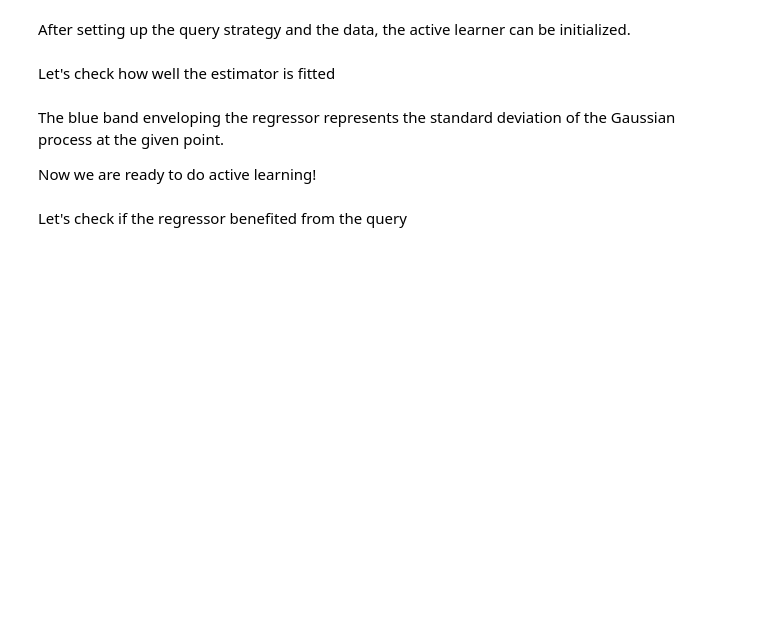
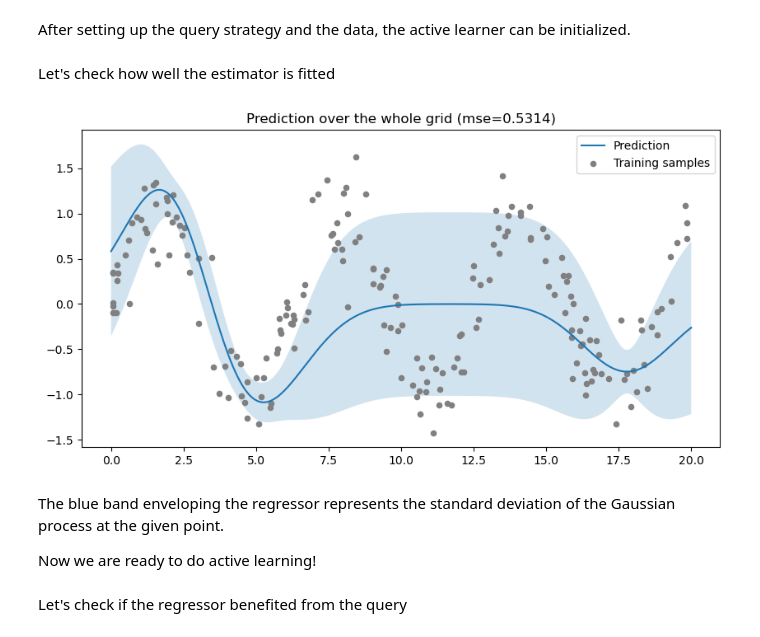
Before and after one commit to whyhardt/CourseOptimizingExperimentalDesign, a Jupyter notebook: tutorials/modAL_intro.ipynb, the cells around one changed output. Saved outputs shown, nothing was run; the diff lists cells and outputs as text; code cells hidden in the pictures; blank space fills up the shorter version.

```diff
--- a/tutorials/modAL_intro.ipynb
+++ b/tutorials/modAL_intro.ipynb
@@ -108,33 +110,35 @@ Let's check how well the estimator is fitted
 # %%
 from sklearn.metrics import mean_squared_error
 
 y_pred, y_std = regressor.predict(x_test.reshape(-1, 1), return_std=True)
 y_pred, y_std = y_pred.ravel(), y_std.ravel()
 
 # compute the mean squared error
 mse = mean_squared_error(y_test, y_pred)
 
 # plotting method which we can reuse later
 def plotting_method(x1, y1, y1_std, x_true=None, y_true=None, mse=None, x_new=None):
     plt.figure(figsize=(10, 5))
     plt.plot(x1, y1, label='Prediction')
     plt.fill_between(x1, y1 - y1_std, y1 + y1_std, alpha=0.2)
     if x_true is not None and y_true is not None:
         plt.scatter(x_true, y_true, c='grey', s=20, label='Training samples')
     if x_new is not None:
         # make a vertical line to indicate the new training sample
         if isinstance(x_new, (int, float)):
             x_new = [x_new]
         for x in x_new:
             plt.axvline(x=x, c='r', linestyle='--', label='New query')
     if mse is not None:
         plt.title(f'Prediction over the whole grid (mse={np.round(mse, 4)})')
     else:
         plt.title('Prediction')
     plt.legend()
     plt.show()
 
-plotting_method(x_test, y_pred, y_std, x_true=x_training, y_true=y_training, mse=mse, x_new=x_training_init)
+plotting_method(x_test, y_pred, y_std, x_true=x_training, y_true=y_training, mse=mse)#, x_new=x_training_init)
+# %% [output]
+[figure, added]
 # %% [markdown]
 The blue band enveloping the regressor represents the standard deviation of the Gaussian process at the given point.
 
```
Also changed, not shown: parts of 5 cells of this notebook, 7 other files.
